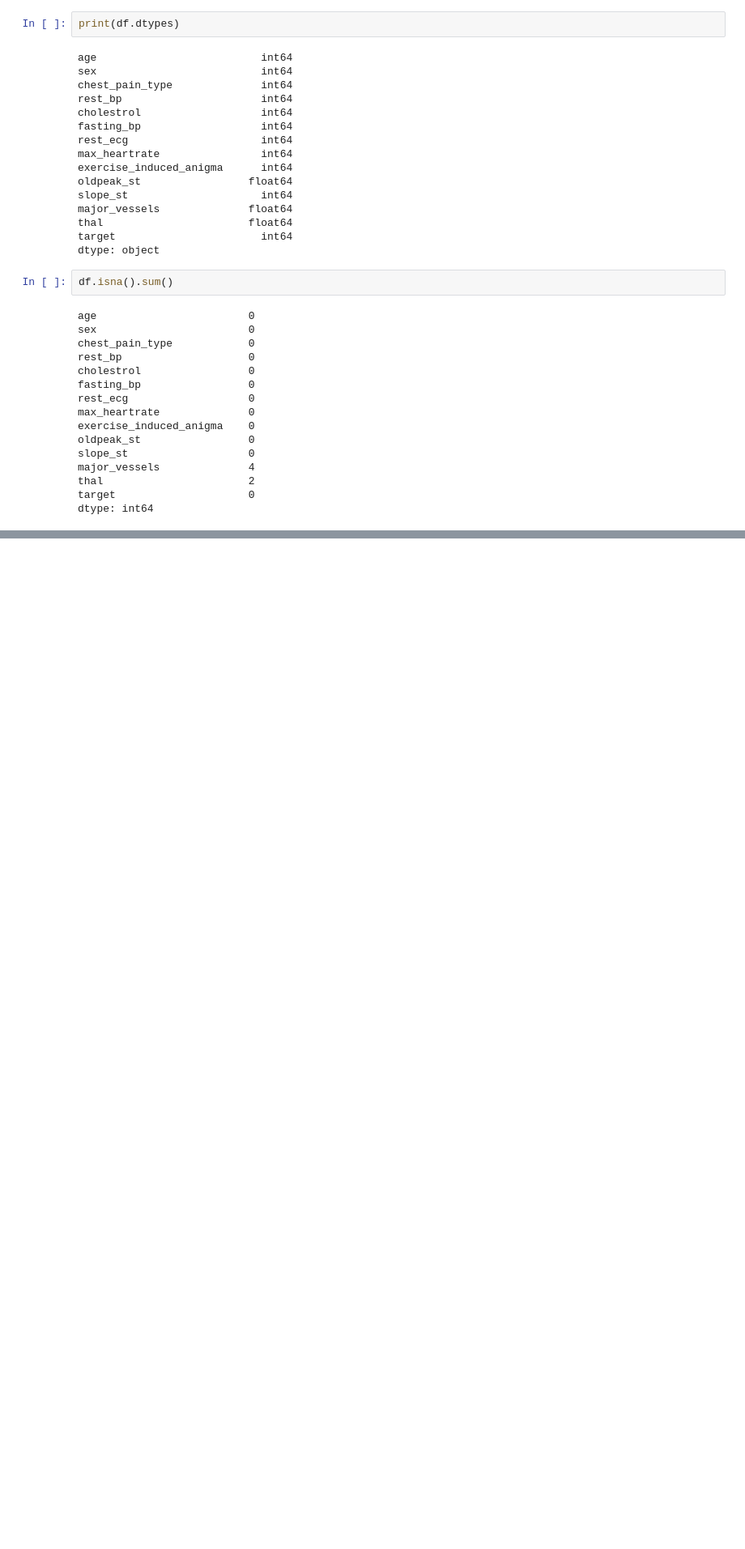
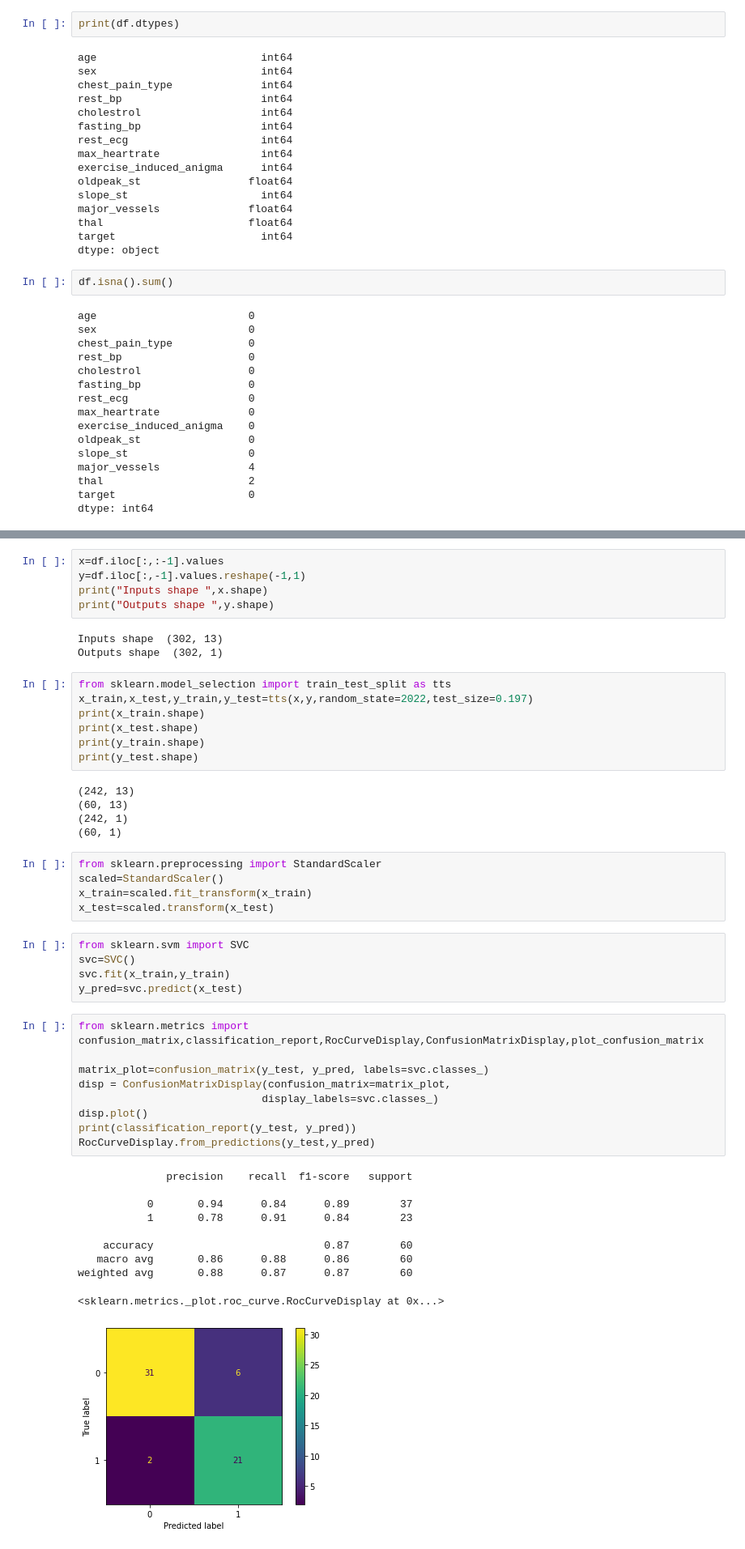
Before and after one commit to balaji-2k1/heart_disease_prediction, a Jupyter notebook: heart_disease_prediction.ipynb, the cells around one changed output, grey strips where cells are left out. Shown at 81% size. Saved outputs shown, nothing was run; the diff lists cells and outputs as text; blank space fills up the shorter version.

Commit message:
SVC model applied and  confusion matrix plotted

```diff
--- a/heart_disease_prediction.ipynb
+++ b/heart_disease_prediction.ipynb
@@ -58,0 +80,50 @@ dtype: int64
+# %%
+x=df.iloc[:,:-1].values
+y=df.iloc[:,-1].values.reshape(-1,1)
+print("Inputs shape ",x.shape)
+print("Outputs shape ",y.shape)
+# %% [output]
+Inputs shape  (302, 13)
+Outputs shape  (302, 1)
+# %%
+from sklearn.model_selection import train_test_split as tts
+x_train,x_test,y_train,y_test=tts(x,y,random_state=2022,test_size=0.197)
+print(x_train.shape)
+print(x_test.shape)
+print(y_train.shape)
+print(y_test.shape)
+# %% [output]
+(242, 13)
+(60, 13)
+(242, 1)
+(60, 1)
+# %%
+from sklearn.preprocessing import StandardScaler
+scaled=StandardScaler()
+x_train=scaled.fit_transform(x_train)
+x_test=scaled.transform(x_test)
+# %%
+from sklearn.svm import SVC
+svc=SVC()
+svc.fit(x_train,y_train)
+y_pred=svc.predict(x_test)
+# %%
+from sklearn.metrics import confusion_matrix,classification_report,RocCurveDisplay,ConfusionMatrixDisplay,plot_confusion_matrix
+
+matrix_plot=confusion_matrix(y_test, y_pred, labels=svc.classes_)
+disp = ConfusionMatrixDisplay(confusion_matrix=matrix_plot,
+                             display_labels=svc.classes_)
+disp.plot()
+print(classification_report(y_test, y_pred))
+RocCurveDisplay.from_predictions(y_test,y_pred)
+# %% [output]
+              precision    recall  f1-score   support
+
+           0       0.94      0.84      0.89        37
+           1       0.78      0.91      0.84        23
+
+    accuracy                           0.87        60
+   macro avg       0.86      0.88      0.86        60
+weighted avg       0.88      0.87      0.87        60
+<sklearn.metrics._plot.roc_curve.RocCurveDisplay at 0x...>
+[figure, added]
```
Also changed, not shown: parts of 2 cells of this notebook.
